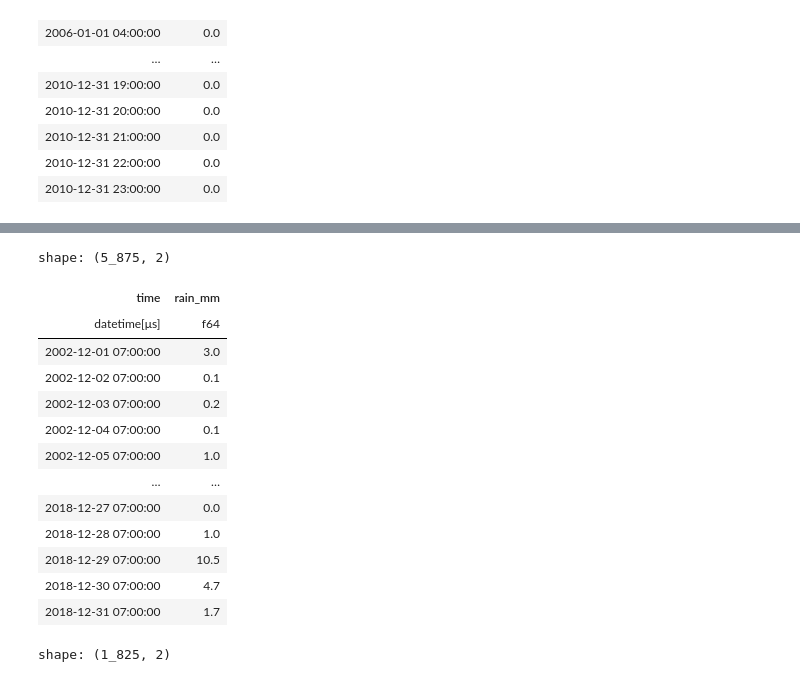
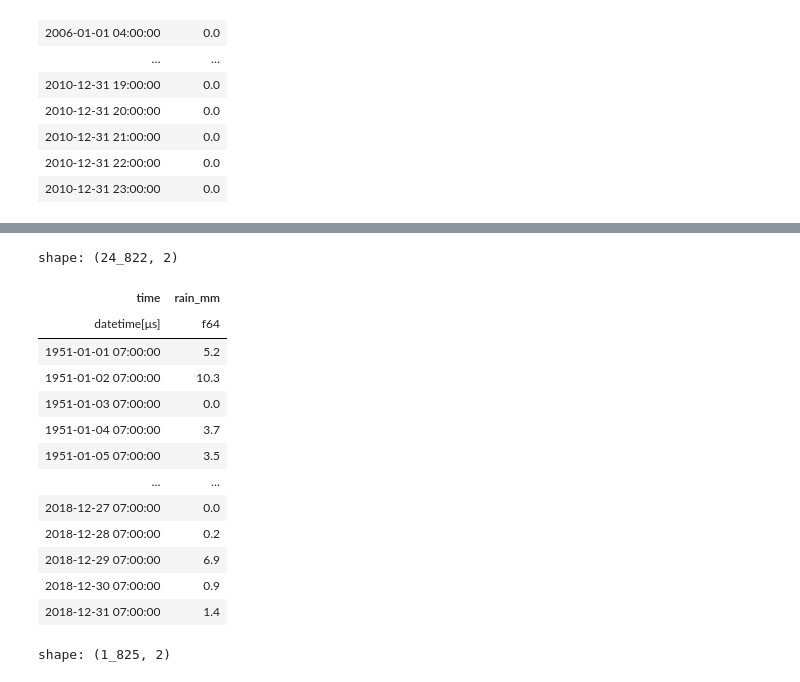
Before and after one commit to Thomasjkeel/RainfallQC-notebooks, a Jupyter notebook: notebooks/neighbour_checks.ipynb, the cells around one changed output, grey strips where cells are left out. Drawn from its saved outputs; the diff is of its cells as text; code cells hidden in the pictures.

Commit message:
update parts of neighbourhood checks

```diff
--- a/notebooks/neighbour_checks.ipynb
+++ b/notebooks/neighbour_checks.ipynb
@@ -259,9 +300,12 @@ neighbour_overlap_days
 # %% [markdown]
 #### Subset based on 3 years
 # %%
-neighbour_overlap_days_df = pl.DataFrame({"station_id": neighbour_overlap_days.keys(),
-              "overlap_days": neighbour_overlap_days.values()
-              })
+neighbour_overlap_days_df = pl.DataFrame(
+    {
+        "station_id": neighbour_overlap_days.keys(),
+        "overlap_days": neighbour_overlap_days.values(),
+    }
+)
 neighbour_overlap_days_df
 # %% [output]
 shape: (10, 2)
@@ -301,18 +343,21 @@ num_closest_gauges = 10 ## based on IntenseQC
 # %%
 ## Subset based on 50 km
 close_neighbour_ids = neighbours_distances_df.filter(
-    (pl.col("distances") <= DISTANCE_THRESHOLD) &
-    (pl.col("distances") != 0)
+    (pl.col("distances") <= DISTANCE_THRESHOLD) & (pl.col("distances") != 0)
 )
 ## closest 10 values
-closest_neighbour_ids = close_neighbour_ids.sort('distances')[:num_closest_gauges]['station_id'].to_list()
+closest_neighbour_ids = close_neighbour_ids.sort("distances")[:num_closest_gauges][
+    "station_id"
+].to_list()
 
 ## Subset based on 3 years
 overlapping_neighbour_ids = neighbour_overlap_days_df.filter(
     pl.col("overlap_days") >= OVERLAP_THRESHOLD
-)['station_id'].to_list()
+)["station_id"].to_list()
 # %%
-all_neighbour_ids = set(overlapping_neighbour_ids).intersection(set(closest_neighbour_ids))
+all_neighbour_ids = set(overlapping_neighbour_ids).intersection(
+    set(closest_neighbour_ids)
+)
 all_neighbour_ids
 # %% [output]
 {'DE_00310',
@@ -389,9 +446,13 @@ Hence, this needs to be refactored
 existing_gpcc_daily_paths = {}
 existing_gpcc_monthly_paths = {}
 for neighbour_id in all_neighbour_ids_paths.keys():
-    gpcc_id = neighbour_id.split('DE_')[1].lstrip("0")
-    existing_gpcc_daily_paths[neighbour_id] = glob.glob(f"../data/GPCC/tw_{gpcc_id}.zip")
-    existing_gpcc_monthly_paths[neighbour_id] = glob.glob(f"../data/GPCC/mw_{gpcc_id}.zip")
+    gpcc_id = neighbour_id.split("DE_")[1].lstrip("0")
+    existing_gpcc_daily_paths[neighbour_id] = glob.glob(
+        f"../data/GPCC/tw_{gpcc_id}.zip"
+    )
+    existing_gpcc_monthly_paths[neighbour_id] = glob.glob(
+        f"../data/GPCC/mw_{gpcc_id}.zip"
+    )
 # %%
 existing_gpcc_daily_paths
 # %% [output]
@@ -407,37 +468,37 @@ existing_gpcc_daily_paths
 # %%
-gpcc_id_to_use = 'DE_06303'
-gpcc_id_name = gpcc_id_to_use.split('DE_')[-1].lstrip('0') # like 6303
+gpcc_id_to_use = "DE_00310"
+gpcc_id_name = gpcc_id_to_use.split("DE_")[-1].lstrip("0")  # like 6303
 example_dat_path = existing_gpcc_daily_paths[gpcc_id_to_use][0]
 f = zipfile.ZipFile(example_dat_path).open(f"tw_{gpcc_id_name}.dat")
-example_gpcc = pl.from_pandas(pd.read_csv(f, skiprows=1, header=None, sep=r'\s+'))
+example_gpcc = pl.from_pandas(pd.read_csv(f, skiprows=1, header=None, sep=r"\s+"))
 
 ## drop unnecesary columns
 example_gpcc = example_gpcc.drop([str(i) for i in range(4, 16)])
 
 ## make datetime column (apparently it's 7am-7pm)
 example_gpcc = example_gpcc.with_columns(
     pl.datetime(pl.col("2"), pl.col("1"), pl.col("0"), 7).alias("time")
 ).drop(["0", "1", "2"])
 
 ## rename and reorder
 example_gpcc = example_gpcc.rename({"3": rain_col})
-example_gpcc = example_gpcc.select(['time', rain_col]) ## Reorder (to look nice)
+example_gpcc = example_gpcc.select(["time", rain_col])  ## Reorder (to look nice)
 
 example_gpcc
 # %% [output]
-shape: (5_875, 2)
+shape: (24_822, 2)
 | time | rain_mm |
 | datetime[μs] | f64 |
-| 2002-12-01 07:00:00 | 3.0 |
-| 2002-12-02 07:00:00 | 0.1 |
-| 2002-12-03 07:00:00 | 0.2 |
-| 2002-12-04 07:00:00 | 0.1 |
-| 2002-12-05 07:00:00 | 1.0 |
+| 1951-01-01 07:00:00 | 5.2 |
+| 1951-01-02 07:00:00 | 10.3 |
+| 1951-01-03 07:00:00 | 0.0 |
+| 1951-01-04 07:00:00 | 3.7 |
+| 1951-01-05 07:00:00 | 3.5 |
 | … | … |
 | 2018-12-27 07:00:00 | 0.0 |
-| 2018-12-28 07:00:00 | 1.0 |
-| 2018-12-29 07:00:00 | 10.5 |
-| 2018-12-30 07:00:00 | 4.7 |
-| 2018-12-31 07:00:00 | 1.7 |
+| 2018-12-28 07:00:00 | 0.2 |
+| 2018-12-29 07:00:00 | 6.9 |
+| 2018-12-30 07:00:00 | 0.9 |
+| 2018-12-31 07:00:00 | 1.4 |
 # %%
 ## resample into daily (also round to 1 decimal place) TODO: check offset='7h' part
```
Also changed, not shown: parts of 59 cells of this notebook.
